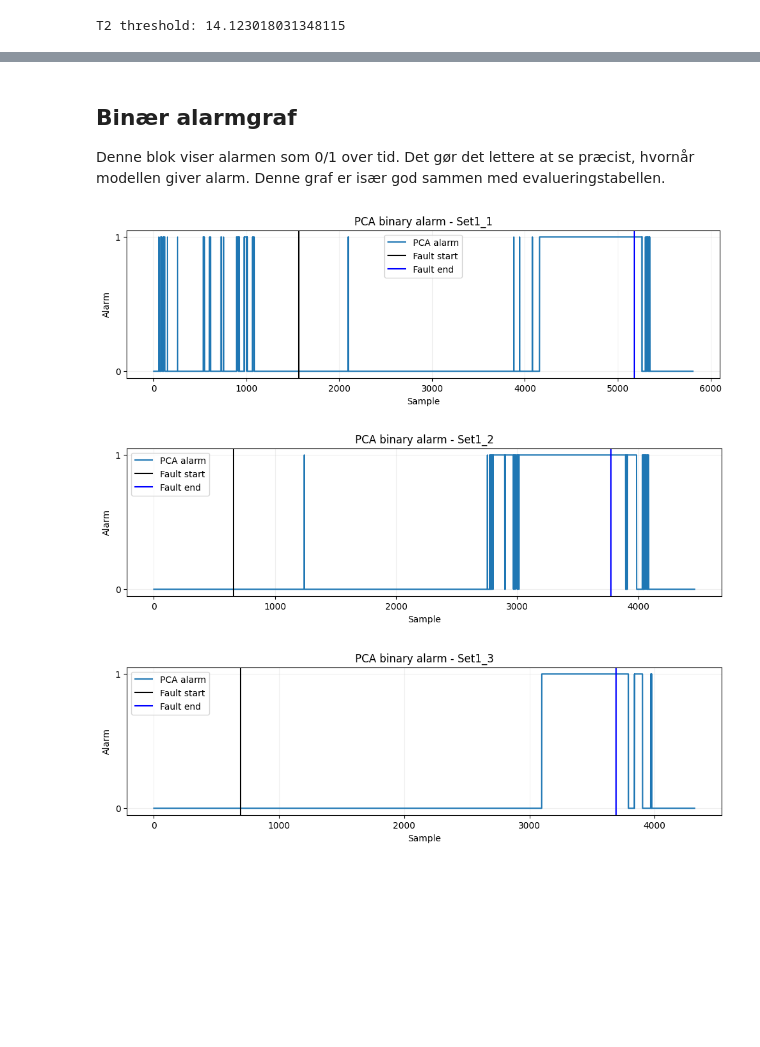
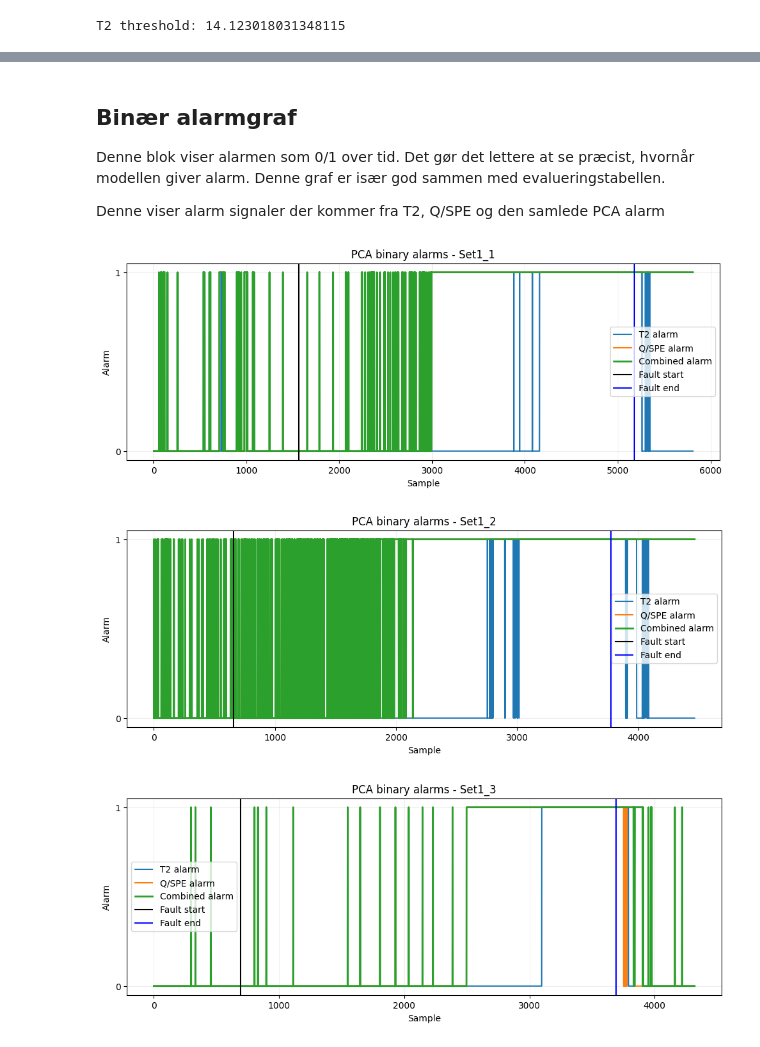
Before and after one commit to PeterAndersen-sdu/Fault-detection-project, a Jupyter notebook: fdd/PCA_Hotelling_T2.ipynb, the cells around one changed output, grey strips where cells are left out. Drawn from its saved outputs; the diff is of its cells as text; code cells hidden in the pictures; blank space fills up the shorter version.

```diff
--- a/fdd/PCA_Hotelling_T2.ipynb
+++ b/fdd/PCA_Hotelling_T2.ipynb
@@ -356,29 +404,3 @@ Grafen viser:
 - Fault-end
 
 Det er hovedgrafen for PCA-metoden
-# %%
-pca_results = {}
-
-for name, dataset in datasets.items():
-    fault_start = fault_info[name]["start"]
-    fault_end = fault_info[name]["end"]
-
-    T2, alarm, scores = pca_detect(dataset)
-
-    pca_results[name] = {
-        "T2": T2,
-        "alarm": alarm,
-        "scores": scores,
-    }
-
-    plt.figure(figsize=(12, 5))
-    plt.plot(T2, label="Hotelling T2")
-    plt.axhline(T2_limit, linestyle="--", label="Threshold")
-    plt.axvline(fault_start, color="black", linestyle="-", label="Fault start")
-    plt.axvline(fault_end, color="blue", linestyle="-", label="Fault end")
-    plt.title(f"PCA fault detection - {name}")
-    plt.xlabel("Sample")
-    plt.ylabel("T2")
-    plt.grid(True, alpha=0.2)
-    plt.legend()
-    plt.show()
@@ -390,26 +457,30 @@ for name, dataset in datasets.items():
 ## Binær alarmgraf
 
 Denne blok viser alarmen som 0/1 over tid. Det gør det lettere at se præcist, hvornår modellen giver alarm. Denne graf er især god sammen med evalueringstabellen.
+
+Denne viser alarm signaler der kommer fra T2, Q/SPE og den samlede PCA alarm
 # %%
 for name, result in pca_results.items():
     fault_start = fault_info[name]["start"]
     fault_end = fault_info[name]["end"]
 
-    plt.figure(figsize=(12, 3))
-    plt.plot(result["alarm"].astype(int), label="PCA alarm")
+    plt.figure(figsize=(12, 4))
+    plt.plot(result["alarm_T2"].astype(int), label="T2 alarm")
+    plt.plot(result["alarm_Q"].astype(int), label="Q/SPE alarm")
+    plt.plot(result["alarm_combined"].astype(int), label="Combined alarm", linewidth=2)
     plt.axvline(fault_start, color="black", linestyle="-", label="Fault start")
     plt.axvline(fault_end, color="blue", linestyle="-", label="Fault end")
-    plt.title(f"PCA binary alarm - {name}")
+    plt.title(f"PCA binary alarms - {name}")
     plt.xlabel("Sample")
     plt.ylabel("Alarm")
     plt.yticks([0, 1])
     plt.grid(True, alpha=0.2)
     plt.legend()
     plt.show()
 # %% [output]
-[figure, old version]
+[figure, new version]
-[figure, old version]
+[figure, new version]
-[figure, old version]
+[figure, new version]
 # %% [markdown]
 ## PCA summary table
 
```
Also changed, not shown: parts of 9 cells of this notebook, 2 other files.
